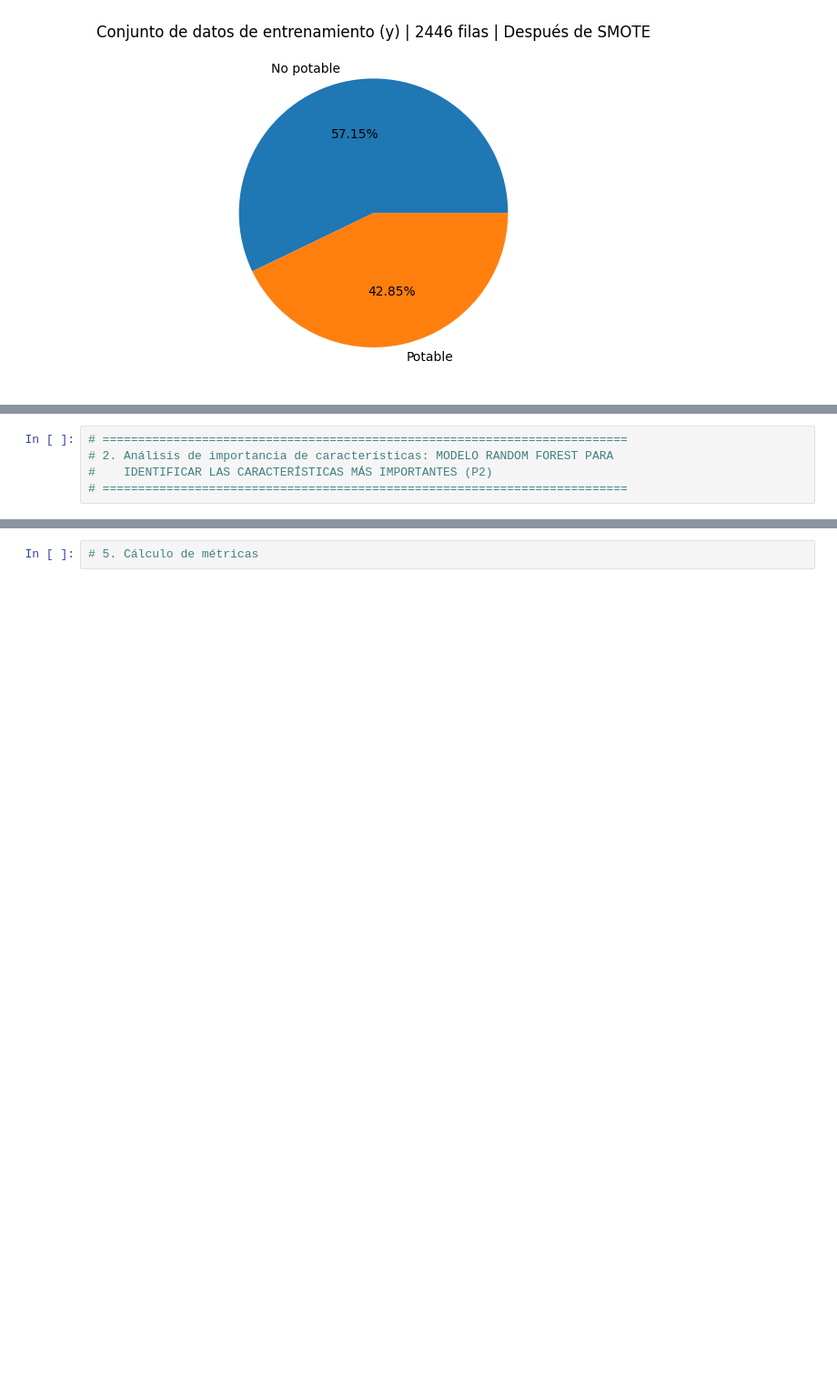
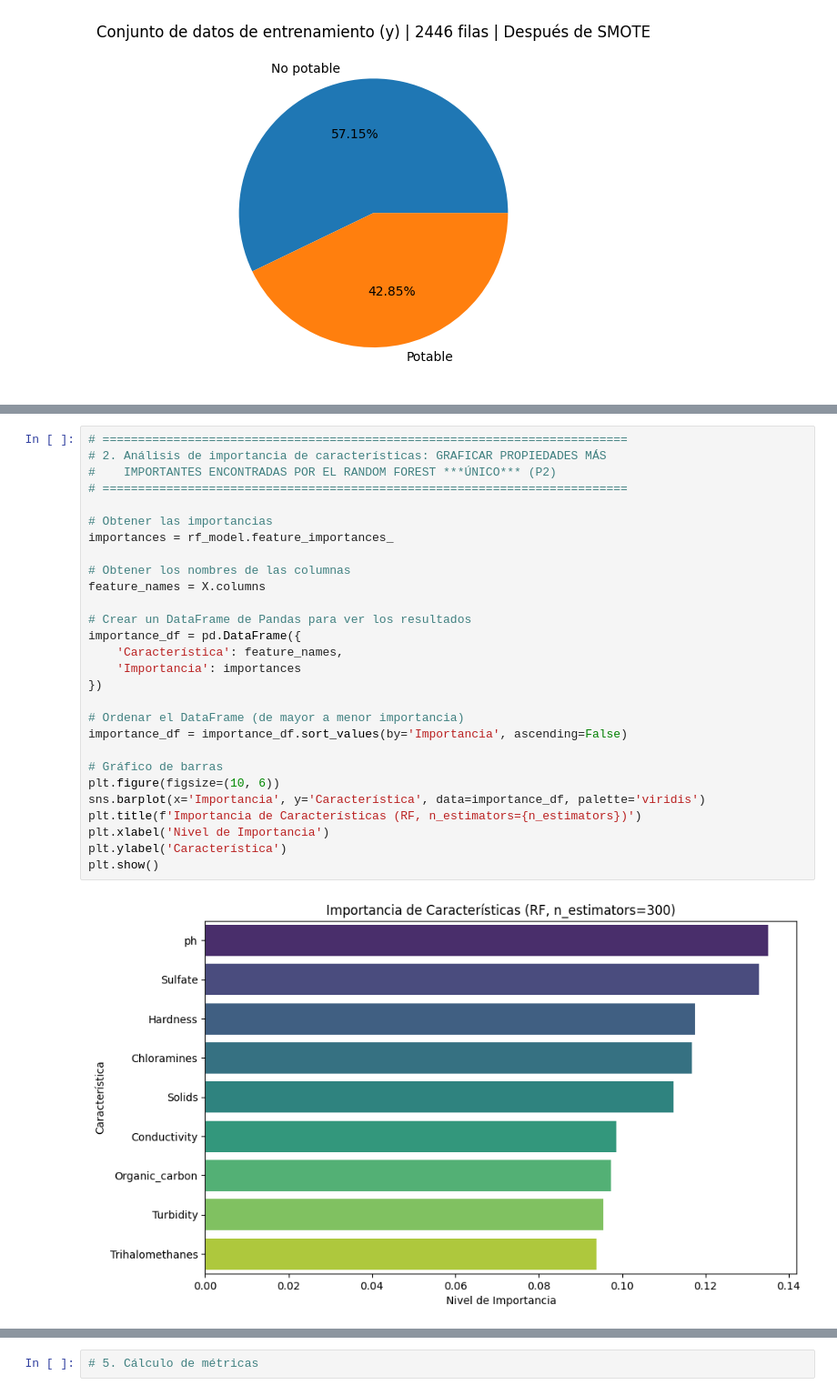
Before and after one commit to Dani19866/Red-Neuronal-Multicapa-Kaggle.com, a Jupyter notebook: model.ipynb, the cells around one changed output, grey strips where cells are left out. Shown at 91% size. Saved outputs shown, nothing was run; the diff lists cells and outputs as text; blank space fills up the shorter version.

```diff
--- a/model.ipynb
+++ b/model.ipynb
@@ -349,5 +350,30 @@ El modelo RF ha sido entrenado
-# %%
-# ==========================================================================
-# 2. Análisis de importancia de características: MODELO RANDOM FOREST PARA
-#    IDENTIFICAR LAS CARACTERÍSTICAS MÁS IMPORTANTES (P2)
-# ==========================================================================
+# %%
+# ==========================================================================
+# 2. Análisis de importancia de características: GRAFICAR PROPIEDADES MÁS
+#    IMPORTANTES ENCONTRADAS POR EL RANDOM FOREST ***ÚNICO*** (P2)
+# ==========================================================================
+
+# Obtener las importancias
+importances = rf_model.feature_importances_
+
+# Obtener los nombres de las columnas
+feature_names = X.columns
+
+# Crear un DataFrame de Pandas para ver los resultados
+importance_df = pd.DataFrame({
+    'Característica': feature_names,
+    'Importancia': importances
+})
+
+# Ordenar el DataFrame (de mayor a menor importancia)
+importance_df = importance_df.sort_values(by='Importancia', ascending=False)
+
+# Gráfico de barras
+plt.figure(figsize=(10, 6))
+sns.barplot(x='Importancia', y='Característica', data=importance_df, palette='viridis')
+plt.title(f'Importancia de Características (RF, n_estimators={n_estimators})')
+plt.xlabel('Nivel de Importancia')
+plt.ylabel('Característica')
+plt.show()
+# %% [output]
+[figure, added]
```
Also changed, not shown: parts of 4 cells of this notebook.
